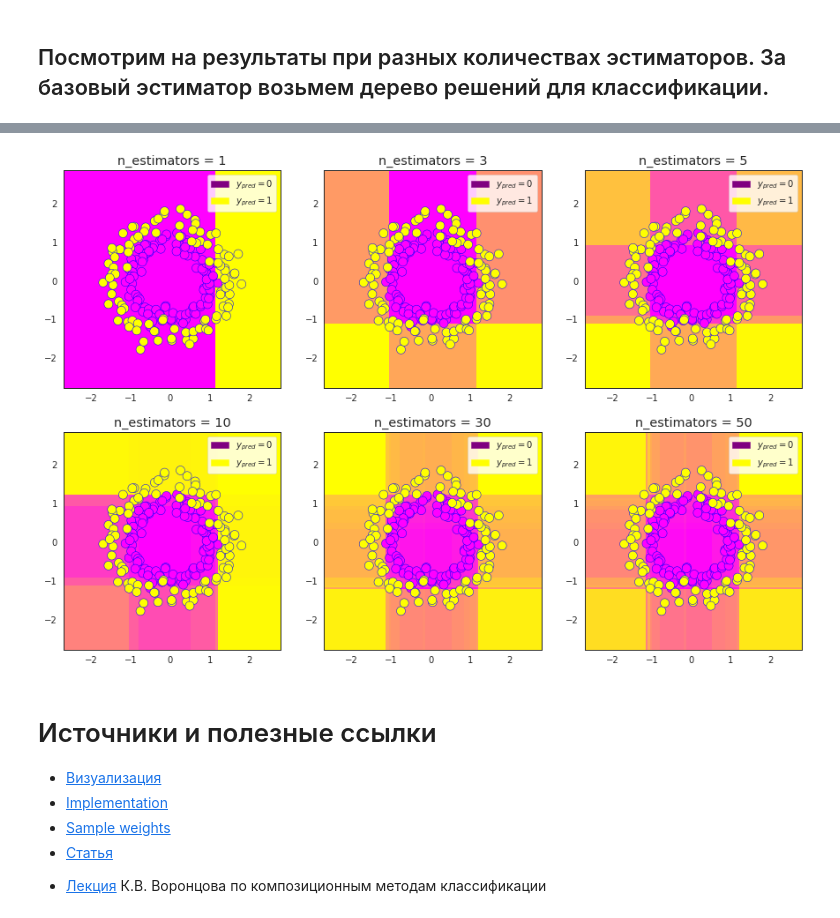
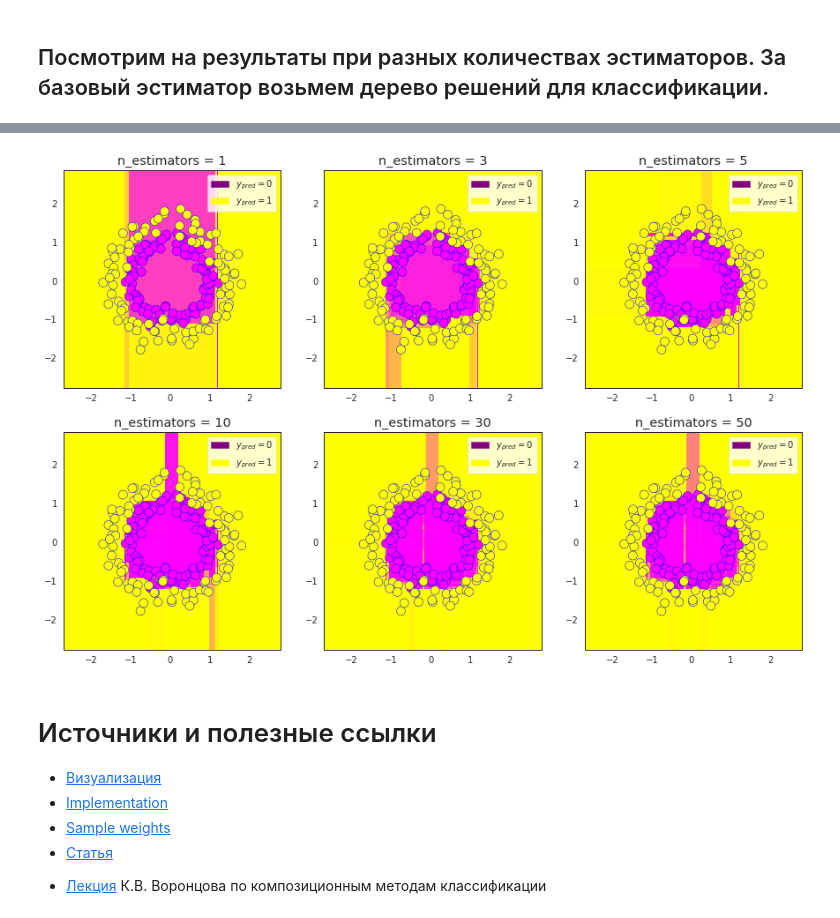
Before and after one commit to samstikhin/ml2021, a Jupyter notebook: 06-Boosting/1-AdaBoost.ipynb, the cells around one changed output, grey strips where cells are left out. Saved outputs shown, nothing was run; the diff lists cells and outputs as text; code cells hidden in the pictures.

```diff
--- a/06-Boosting/1-AdaBoost.ipynb
+++ b/06-Boosting/1-AdaBoost.ipynb
@@ -235,11 +235,12 @@ y = np.hstack([np.zeros(num_samples), np.ones(num_samples)])
 # %% [markdown]
 ## Посмотрим на результаты при разных количествах эстиматоров. За базовый эстиматор возьмем дерево решений для классификации.
 # %%
+%%time
 fig = plt.figure(figsize = (15,10))
 n_est = [1,3,5,10,30,50]
 for m in range(0, 6):
     fig.add_subplot(2,3,m+1)
-    abc = AdaBoostClassifier(base_estimator=DTC(max_depth=1),
+    abc = AdaBoostClassifier(base_estimator=DTC(max_depth=3),
                              n_estimators=n_est[m],
                              random_state=42).fit(X, y) # обучаем модель
     plot_model(X,y,abc,
@@ -249,4 +252,4 @@ for m in range(0, 6):
-[figure, old version]
+[figure, new version]
 # %% [markdown]
 # Источники и полезные ссылки
 * [Визуализация](https://xavierbourretsicotte.github.io/AdaBoost.html)
```
Also changed, not shown: parts of 1 cell of this notebook, 4 other files.
